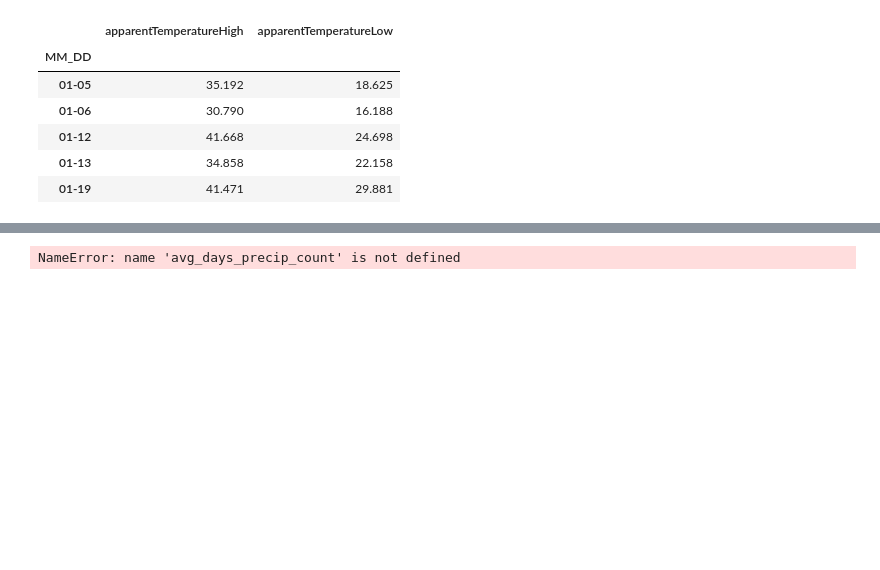
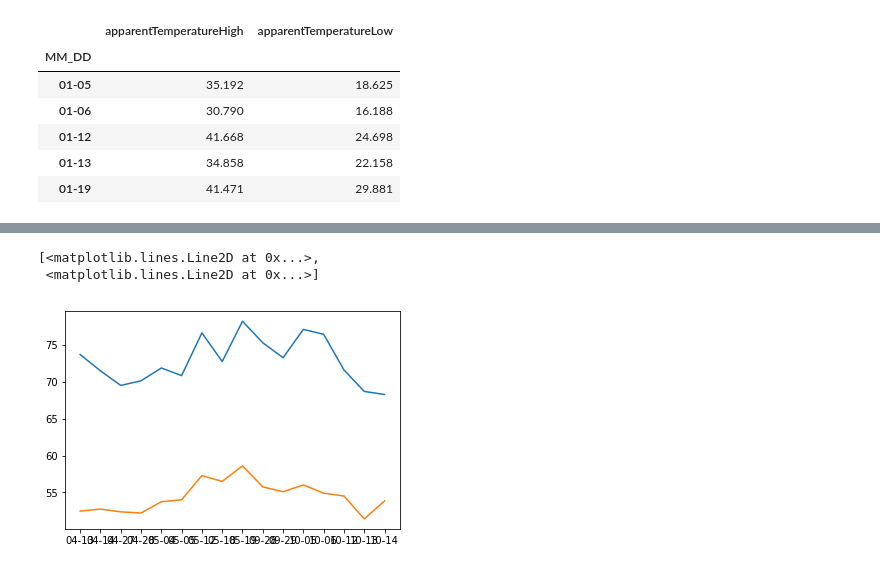
Before and after one commit to imidaho/Best-Party-Days, a Jupyter notebook: notes and junk/Best Party Days.ipynb, the cells around one changed output, grey strips where cells are left out. Cells and saved outputs as stored; diff of their text form; code cells hidden in the pictures; blank space fills up the shorter version.

Commit message:
Filtered dates by 80<avgtemp>50

```diff
--- a/Best Party Days.ipynb
+++ b/notes and junk/Best Party Days.ipynb
@@ -146,12 +146,3 @@ potential_days
 | 1088 | 12-29 | 2017 | 30.28 | 26.42 | NaN |
 | 1089 | 12-29 | 2018 | 37.75 | 32.45 | NaN |
 1090 rows × 5 columns
-# %%
-all_weather = sqlite3.connect("Weather_summary.db")
-potential_days_2 = pd.read_sql_query('SELECT MM_DD AS "Date", apparentTemperatureHigh AS "Avg Apparent Highs", apparentTemperatureLow AS "Avg Apparent Lows" FROM "weather summary" WHERE AVG(apparentTemperatureHigh) < 80 AND AVG(apparentTemperatureLow) > 50 GROUP BY MM_DD', all_weather)
-potential_days_2
-# SELECT column_name(s)
-# FROM table_name
-# WHERE condition
-# GROUP BY column_name(s)
-# ORDER BY column_name(s);
@@ -240,0 +185,3 @@ NameError: name 'avg_hi_low_days' is not defined
+# %%
+ideal_days = avg_hi_low_days.loc[(avg_hi_low_days.apparentTemperatureHigh < 80) & (avg_hi_low_days.apparentTemperatureLow > 50)]
+ideal_days
@@ -241,4 +207,6 @@ NameError: name 'avg_hi_low_days' is not defined
 # %%
-plt.plot(avg_days_precip_count)
+plt.plot(ideal_days)
 # %% [output]
-NameError: name 'avg_days_precip_count' is not defined
+[<matplotlib.lines.Line2D at 0x...>,
+ <matplotlib.lines.Line2D at 0x...>]
+[figure, added]
```
Also changed, not shown: parts of 9 cells of this notebook, 1 other file.
